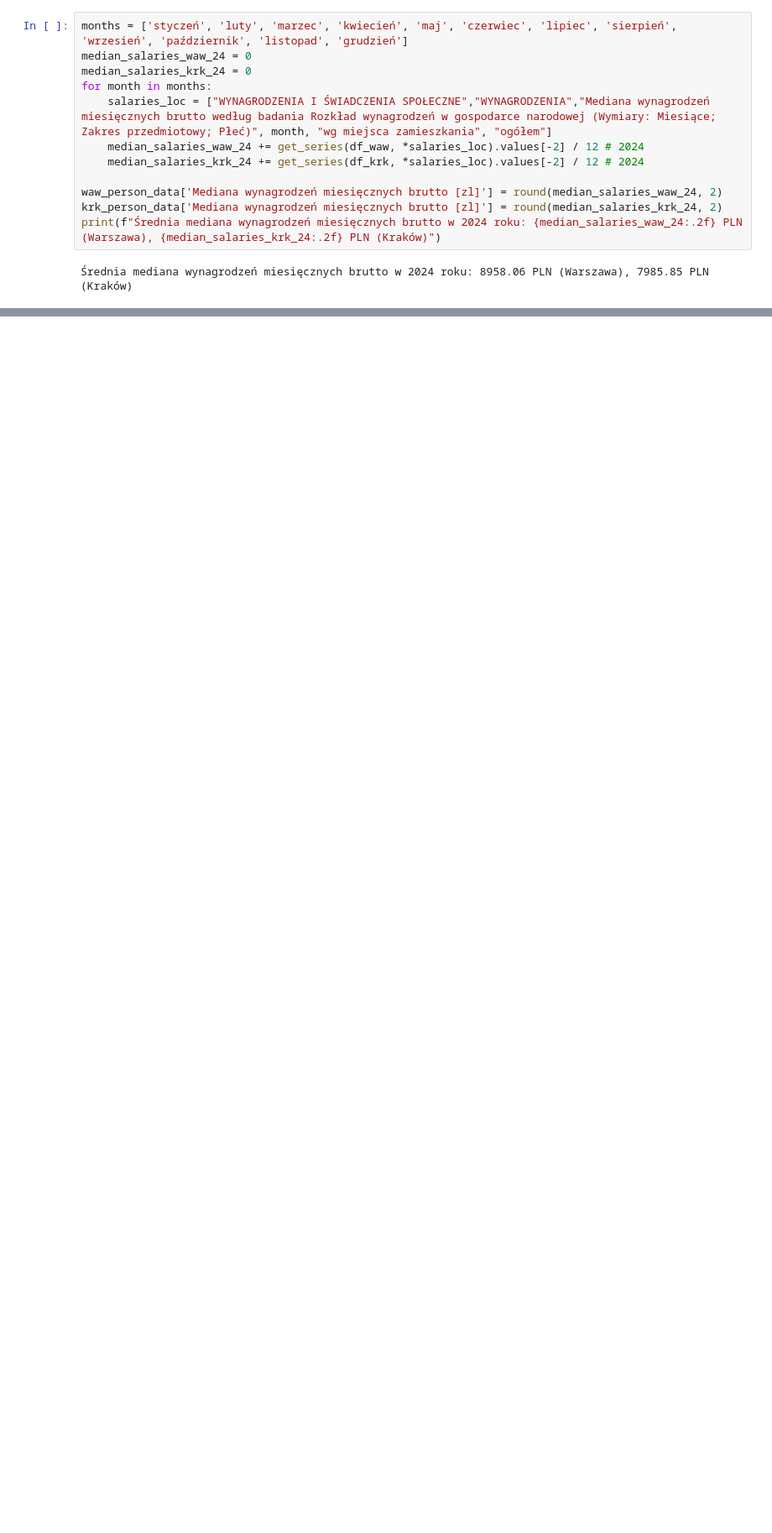
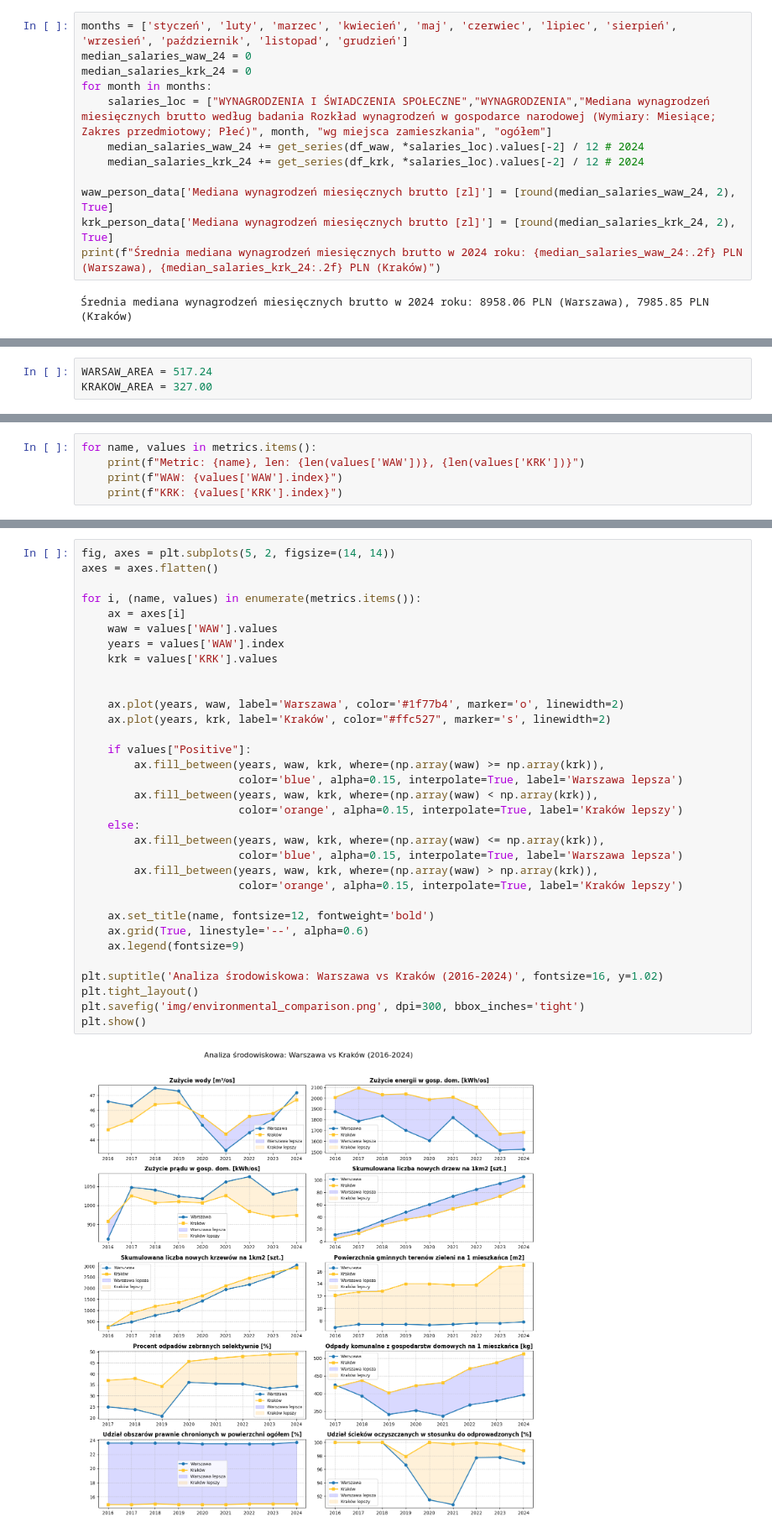
Before and after one commit to Kapturz0ny/sad-proj1, a Jupyter notebook: main.ipynb, the cells around one changed output, grey strips where cells are left out. Shown at 84% size. Saved outputs shown, nothing was run; the diff lists cells and outputs as text; blank space fills up the shorter version.

Commit message:
quality indicator and environmental comparison

```diff
--- a/main.ipynb
+++ b/main.ipynb
@@ -107,8 +93,8 @@ for month in months:
     median_salaries_waw_24 += get_series(df_waw, *salaries_loc).values[-2] / 12 # 2024
     median_salaries_krk_24 += get_series(df_krk, *salaries_loc).values[-2] / 12 # 2024
 
-waw_person_data['Mediana wynagrodzeń miesięcznych brutto [zl]'] = round(median_salaries_waw_24, 2)
-krk_person_data['Mediana wynagrodzeń miesięcznych brutto [zl]'] = round(median_salaries_krk_24, 2)
+waw_person_data['Mediana wynagrodzeń miesięcznych brutto [zl]'] = [round(median_salaries_waw_24, 2), True]
+krk_person_data['Mediana wynagrodzeń miesięcznych brutto [zl]'] = [round(median_salaries_krk_24, 2), True]
 print(f"Średnia mediana wynagrodzeń miesięcznych brutto w 2024 roku: {median_salaries_waw_24:.2f} PLN (Warszawa), {median_salaries_krk_24:.2f} PLN (Kraków)")
 # %% [output]
 Średnia mediana wynagrodzeń miesięcznych brutto w 2024 roku: 8958.06 PLN (Warszawa), 7985.85 PLN (Kraków)
@@ -170,0 +269,3 @@ Wypadki drogowe na 1000 ludności [l.]: 1.17
+# %%
+WARSAW_AREA = 517.24
+KRAKOW_AREA = 327.00
@@ -170,0 +348,5 @@ Wypadki drogowe na 1000 ludności [l.]: 1.17
+# %%
+for name, values in metrics.items():
+    print(f"Metric: {name}, len: {len(values['WAW'])}, {len(values['KRK'])}")
+    print(f"WAW: {values['WAW'].index}")
+    print(f"KRK: {values['KRK'].index}")
@@ -170,0 +371,35 @@ Wypadki drogowe na 1000 ludności [l.]: 1.17
+# %%
+fig, axes = plt.subplots(5, 2, figsize=(14, 14))
+axes = axes.flatten()
+
+for i, (name, values) in enumerate(metrics.items()):
+    ax = axes[i]
+    waw = values['WAW'].values
+    years = values['WAW'].index
+    krk = values['KRK'].values
+
+
+    ax.plot(years, waw, label='Warszawa', color='#1f77b4', marker='o', linewidth=2)
+    ax.plot(years, krk, label='Kraków', color="#ffc527", marker='s', linewidth=2)
+
+    if values["Positive"]:
+        ax.fill_between(years, waw, krk, where=(np.array(waw) >= np.array(krk)),
+                        color='blue', alpha=0.15, interpolate=True, label='Warszawa lepsza')
+        ax.fill_between(years, waw, krk, where=(np.array(waw) < np.array(krk)),
+                        color='orange', alpha=0.15, interpolate=True, label='Kraków lepszy')
+    else:
+        ax.fill_between(years, waw, krk, where=(np.array(waw) <= np.array(krk)),
+                        color='blue', alpha=0.15, interpolate=True, label='Warszawa lepsza')
+        ax.fill_between(years, waw, krk, where=(np.array(waw) > np.array(krk)),
+                        color='orange', alpha=0.15, interpolate=True, label='Kraków lepszy')
+
+    ax.set_title(name, fontsize=12, fontweight='bold')
+    ax.grid(True, linestyle='--', alpha=0.6)
+    ax.legend(fontsize=9)
+
+plt.suptitle('Analiza środowiskowa: Warszawa vs Kraków (2016-2024)', fontsize=16, y=1.02)
+plt.tight_layout()
+plt.savefig('img/environmental_comparison.png', dpi=300, bbox_inches='tight')
+plt.show()
+# %% [output]
+[figure, added]
```
Also changed, not shown: parts of 14 cells of this notebook, 3 other files.
